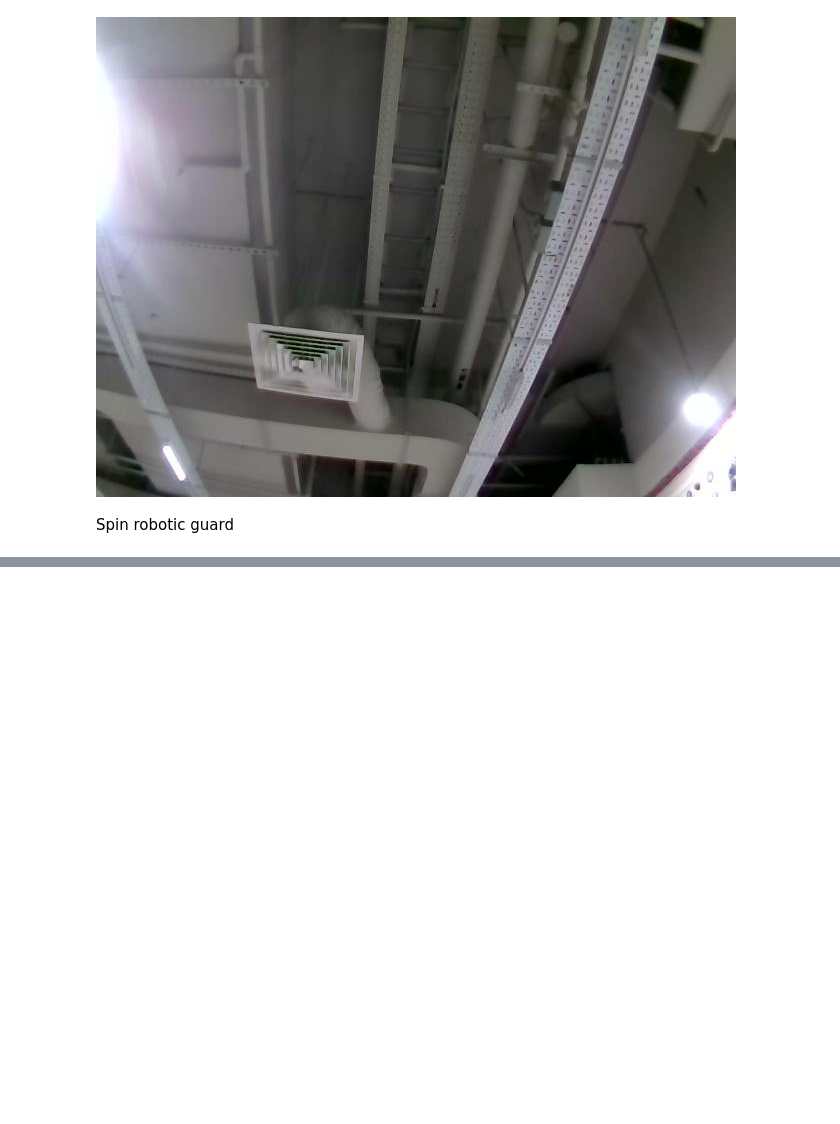
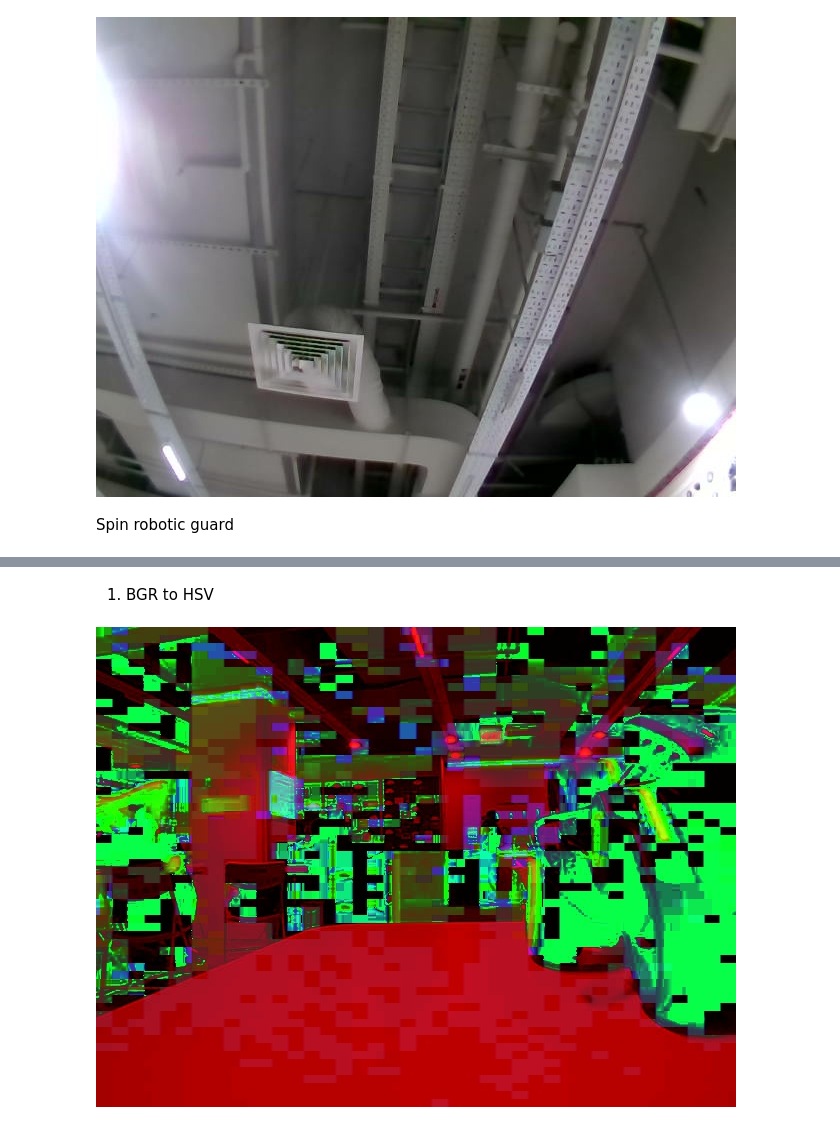
Before and after one commit to MichOng00/TTA-Projects, a Jupyter notebook: L4T1 - Chatbot/L4T2_sub.ipynb, the cells around one changed output, grey strips where cells are left out. Saved outputs shown, nothing was run; the diff lists cells and outputs as text; code cells hidden in the pictures; blank space fills up the shorter version.

```diff
--- a/L4T1 - Chatbot/L4T2_sub.ipynb
+++ b/L4T1 - Chatbot/L4T2_sub.ipynb
@@ -115,0 +137,17 @@ got.play_audio_tts("gotcha, ha ha", 0, False)
+# %% [markdown]
+1. BGR to HSV
+# %%
+got.open_camera()
+picture = got.read_camera_data()
+if picture is None: # ugot didn't send camera data
+    raise Exception("No camera data found.")
+
+picture = np.frombuffer(picture, np.uint8)
+picture_bgr = cv2.imdecode(picture,cv2.IMREAD_COLOR)
+
+# convert to HSV
+picture_hsv = cv2.cvtColor(picture_bgr, cv2.COLOR_BGR2HSV)
+ok, picture_hsv = cv2.imencode(".jpg", picture_hsv)
+display(Image(picture_hsv.tobytes()))
+# %% [output]
+[figure, added]
```
Also changed, not shown: parts of 5 cells of this notebook, 16 other files.
